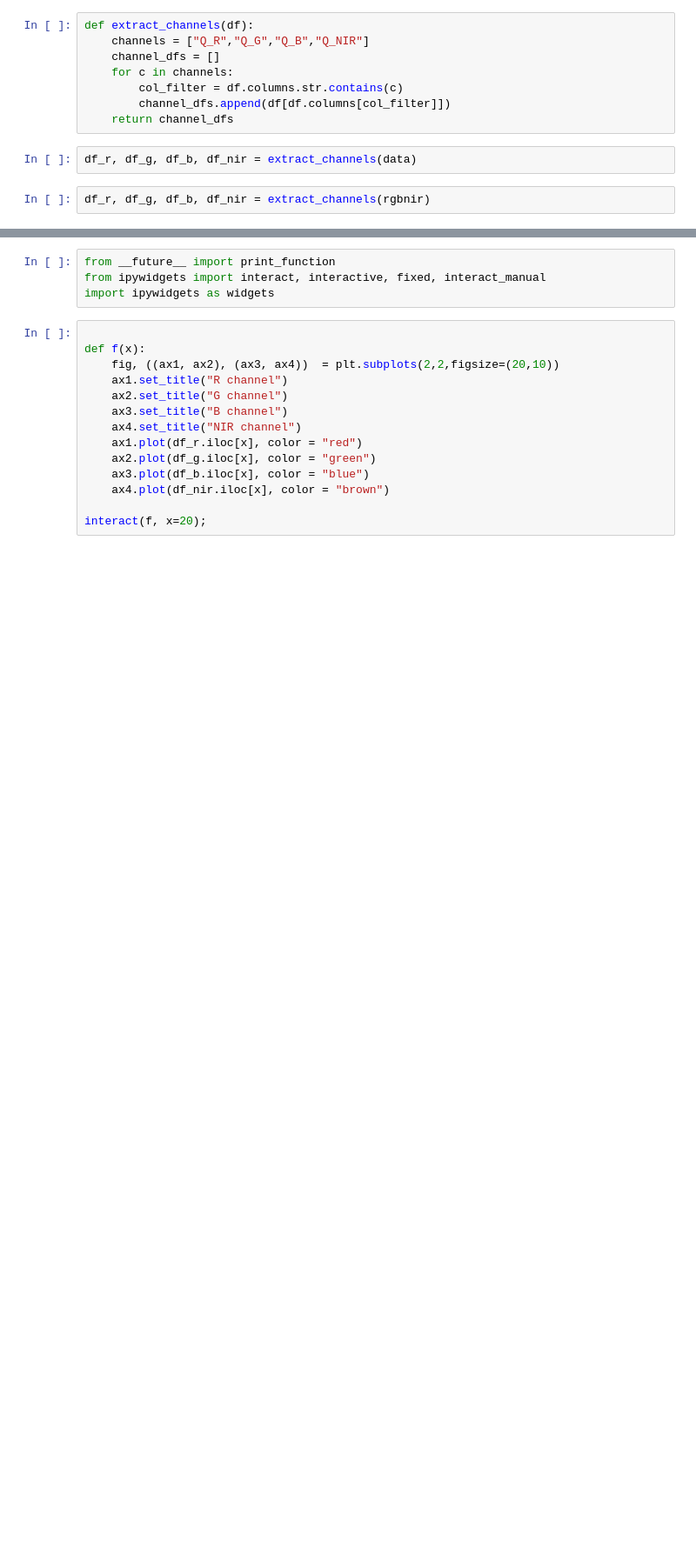
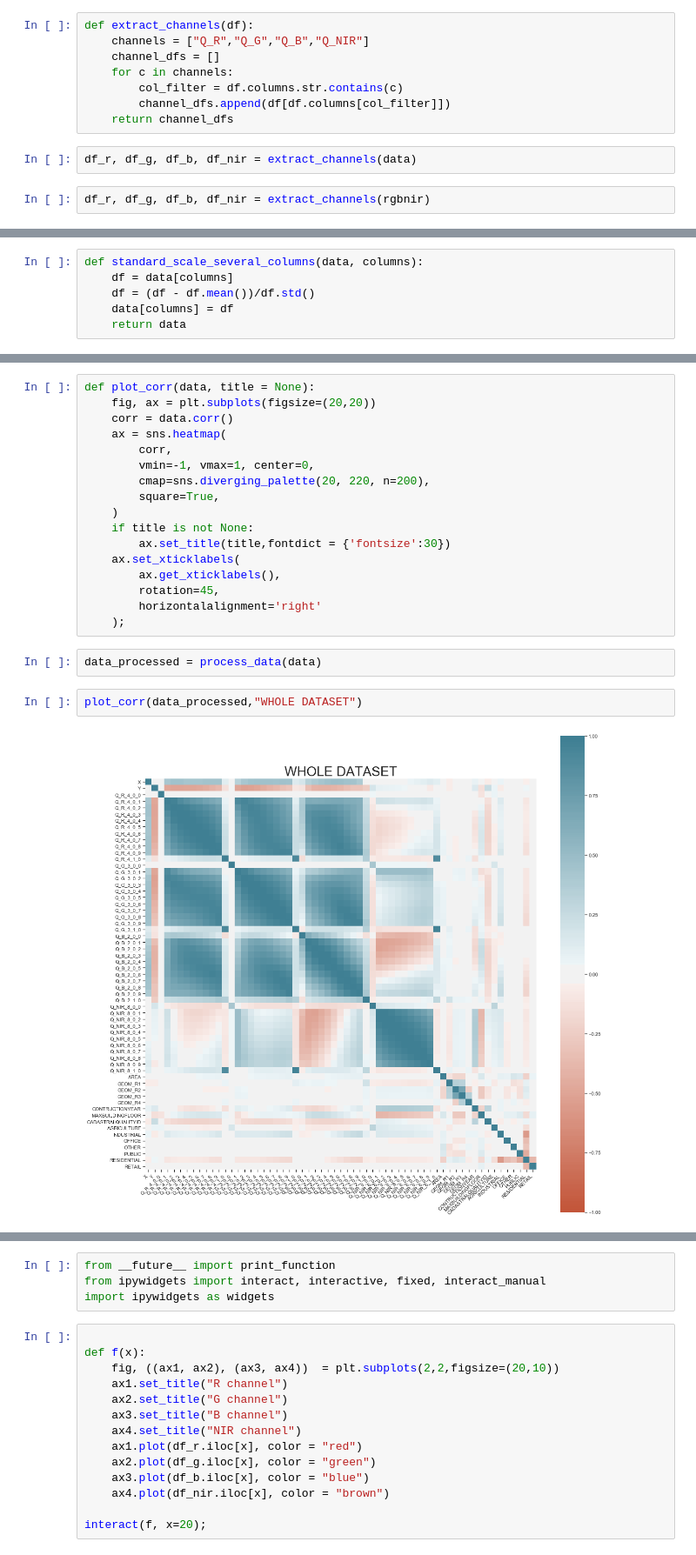
Before and after one commit to jomartla/UniversityHack-Datathon, a Jupyter notebook: minsait.ipynb, the cells around one changed output, grey strips where cells are left out. Shown at 87% size. Drawn from its saved outputs; the diff is of its cells as text; blank space fills up the shorter version.

```diff
--- a/minsait.ipynb
+++ b/minsait.ipynb
@@ -137,0 +155,6 @@ df_r.head()
+# %%
+def standard_scale_several_columns(data, columns):
+    df = data[columns]
+    df = (df - df.mean())/df.std()
+    data[columns] = df
+    return data
@@ -137,0 +226,23 @@ df_r.head()
+# %%
+def plot_corr(data, title = None):
+    fig, ax = plt.subplots(figsize=(20,20))
+    corr = data.corr()
+    ax = sns.heatmap(
+        corr,
+        vmin=-1, vmax=1, center=0,
+        cmap=sns.diverging_palette(20, 220, n=200),
+        square=True,
+    )
+    if title is not None:
+        ax.set_title(title,fontdict = {'fontsize':30})
+    ax.set_xticklabels(
+        ax.get_xticklabels(),
+        rotation=45,
+        horizontalalignment='right'
+    );
+# %%
+data_processed = process_data(data)
+# %%
+plot_corr(data_processed,"WHOLE DATASET")
+# %% [output]
+[figure, added]
```
Also changed, not shown: parts of 40 cells of this notebook, 1 other file.
